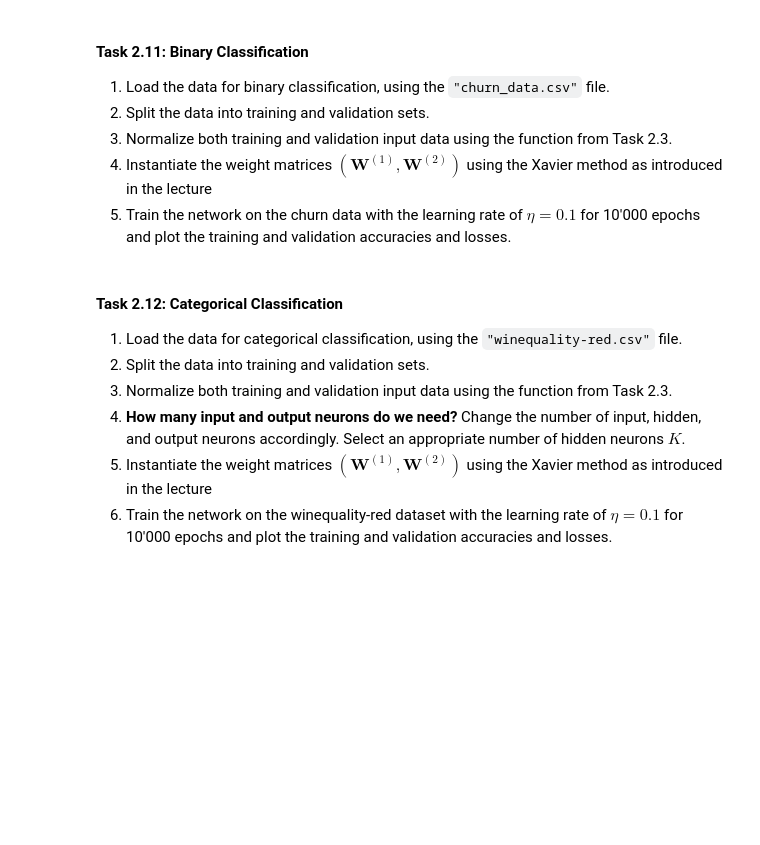
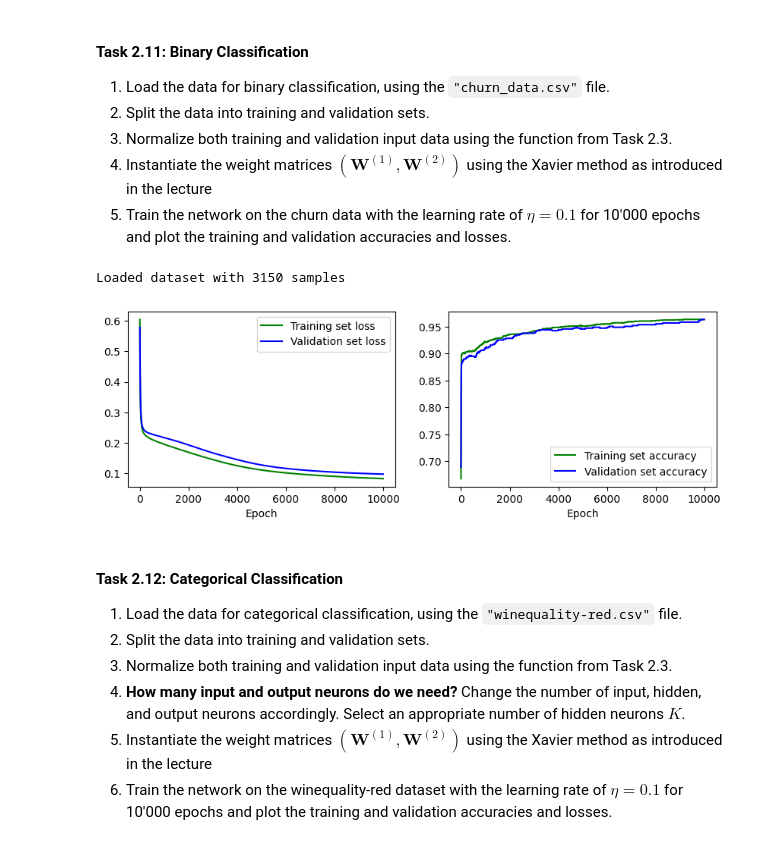
Before and after one commit to bendonick/deep-learn-asgs, a Jupyter notebook: DL-Assignment02.ipynb, the cells around one changed output. Saved outputs shown, nothing was run; the diff lists cells and outputs as text; code cells hidden in the pictures; blank space fills up the shorter version.

Commit message:
Solution implemented For categorical classification K=10 seems to provisde best results

```diff
--- a/DL-Assignment02.ipynb
+++ b/DL-Assignment02.ipynb
@@ -464,10 +500,13 @@ def gradient(X, T, Y, H, W1, W2):
   """
 
   # Derivative with respect to W2
-  g2 = ...
+  N = X.shape[1]
+  g2 = (Y - T) @ H.T / N
 
   # Compute the derivative with respect to W1
-  g1 = ...
+  delta = numpy.dot(W2.T,(Y-T))
+  delta = delta[1:, :] * (1 - H[1:, :] ** 2)
+  g1 = numpy.dot(delta, X.T)/N
 
   return g1, g2
 # %% [markdown]
@@ -489,12 +528,15 @@ def accuracy(Y, T):
     acc: Classification accuracy.
   """
   # check if we have binary or categorical classification
-  if ...:
+  if T.shape[0]==1:
     # binary classification
-    return ...
+    predictions = (Y>0.5).astype(int)
+    return numpy.mean(predictions == T)
   else:
     # categorical classification
-    return ...
+    pred_classes = numpy.argmax(Y, axis=0)
+    true_classes = numpy.argmax(T, axis=0)
+    return numpy.mean(pred_classes == true_classes)
 # %% [markdown]
 #### Test 2: Test Accuracy Function
 
@@ -605,14 +650,14 @@ def plot(train_loss, train_acc, val_loss, val_acc):
   """
   pyplot.figure(figsize=(10,3))
   ax = pyplot.subplot(121)
-  ax.plot(..., "g-", label="Training set loss")
-  ax.plot(..., "b-", label="Validation set loss")
+  ax.plot(train_loss, "g-", label="Training set loss")
+  ax.plot(val_loss, "b-", label="Validation set loss")
   ax.set_xlabel("Epoch")
   ax.legend()
 
   ax = pyplot.subplot(122)
-  ax.plot(..., "g-", label="Training set accuracy")
-  ax.plot(..., "b-", label="Validation set accuracy")
+  ax.plot(train_acc, "g-", label="Training set accuracy")
+  ax.plot(val_acc, "b-", label="Validation set accuracy")
   ax.set_xlabel("Epoch")
   ax.legend()
 # %% [markdown]
@@ -626,23 +671,26 @@ def plot(train_loss, train_acc, val_loss, val_acc):
 5. Train the network on the churn data with the learning rate of **$\eta=0.1$** for 10'000 epochs and plot the training and validation accuracies and losses.
 # %%
 # load dataset
-X, T = ...
+X, T = dataset("churn_data.csv", ",")
 # split dataset
-X_train, T_train, X_val, T_val = ...
+X_train, T_train, X_val, T_val = split_training_data(X,T)
 # normalize input data
-X_train, X_val = ...
+X_train, X_val = normalize(X_train,X_val)
 
-K = ...
-D = ...
-O = ...
-W1 = ...
-W2 = ...
+K = 20
+D = X_train.shape[0]
+O = 1
+W1 = numpy.random.randn(K, D) / numpy.sqrt(D)
+W2 = numpy.random.randn(O, K + 1) / numpy.sqrt(K + 1)
 
 # train network on our data
-results = ...
+results = train(X_train, T_train, X_val, T_val, W1, W2, epochs=10000, eta=0.1, loss_type='bce')
 
 # plot the results
-plot(...)
+plot(*results)
+# %% [output]
+Loaded dataset with 3150 samples
+[figure, added]
 # %% [markdown]
 #### Task 2.12: Categorical Classification
 
```
Also changed, not shown: parts of 10 cells of this notebook, 3 other files.
